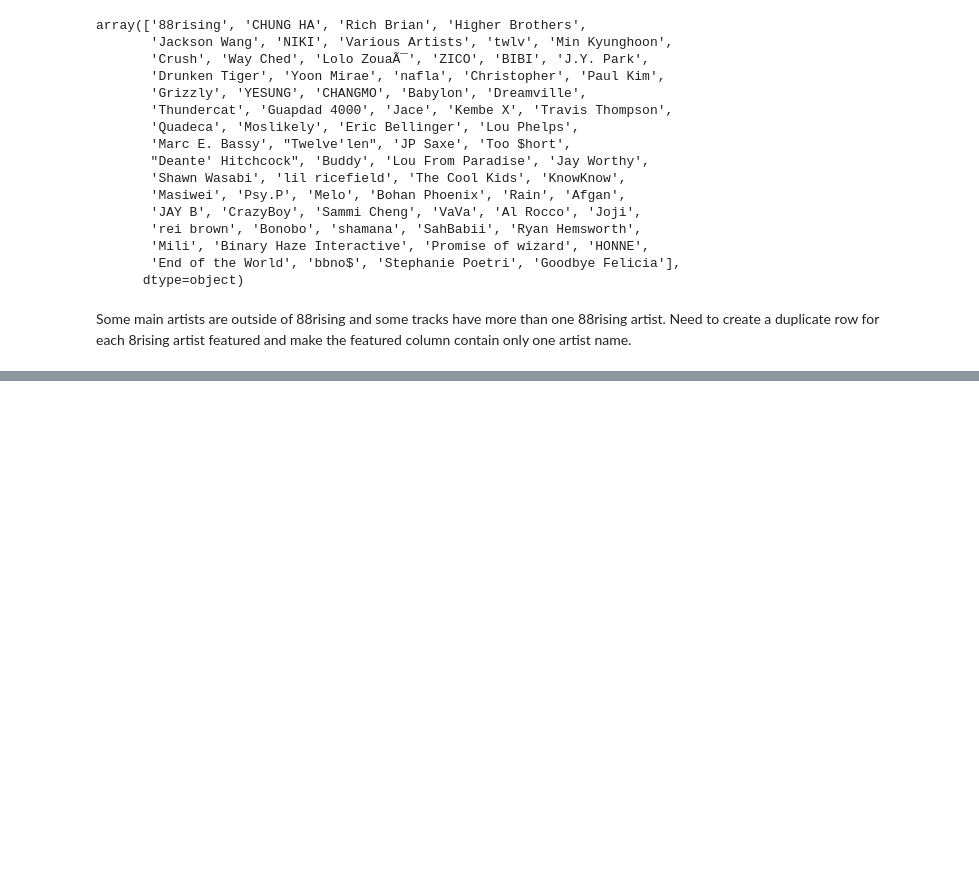
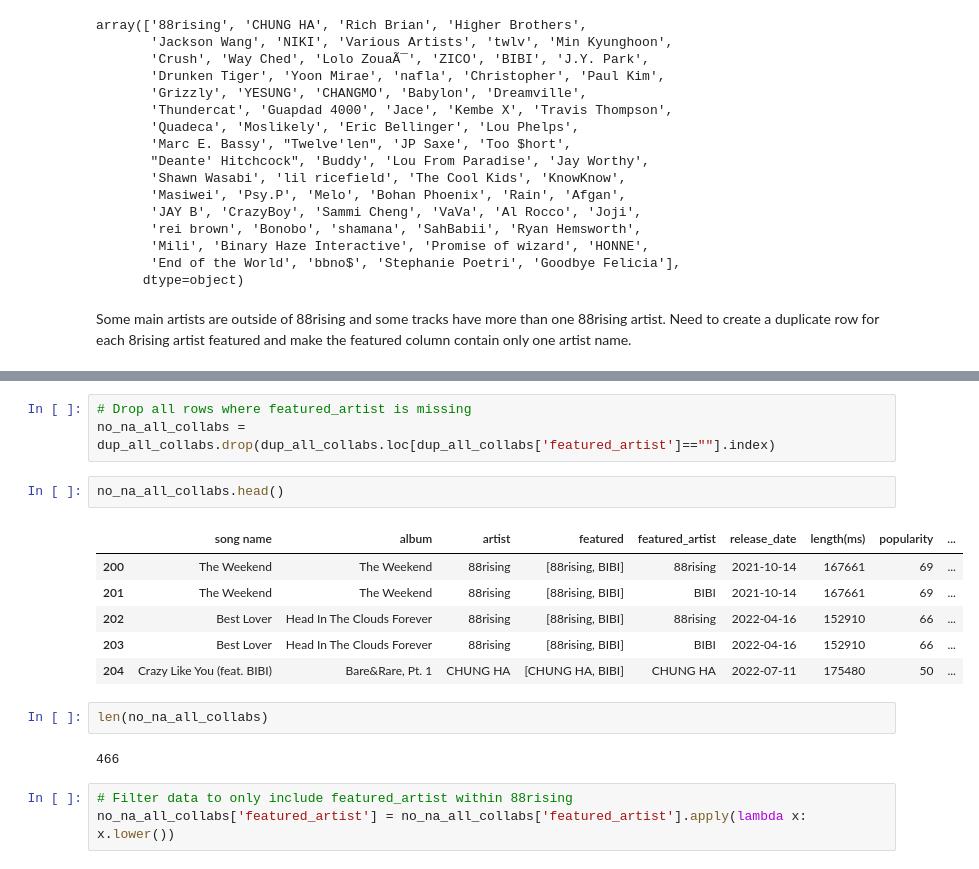
Before and after one commit to jeugenio103/Project-3, a Jupyter notebook: Collabs/collabs_analysis.ipynb, the cells around one changed output, grey strips where cells are left out. Drawn from its saved outputs; the diff is of its cells as text; blank space fills up the shorter version.

```diff
--- a/Collabs/collabs_analysis.ipynb
+++ b/Collabs/collabs_analysis.ipynb
@@ -281,0 +299,19 @@ dup_all_collabs.head()
+# %%
+# Drop all rows where featured_artist is missing
+no_na_all_collabs = dup_all_collabs.drop(dup_all_collabs.loc[dup_all_collabs['featured_artist']==""].index)
+# %%
+no_na_all_collabs.head()
+# %% [output]
+|  | song name | album | artist | featured | featured_artist | release_date | length(ms) | popularity | ... |
+| 200 | The Weekend | The Weekend | 88rising | [88rising, BIBI] | 88rising | 2021-10-14 | 167661 | 69 | ... |
+| 201 | The Weekend | The Weekend | 88rising | [88rising, BIBI] | BIBI | 2021-10-14 | 167661 | 69 | ... |
+| 202 | Best Lover | Head In The Clouds Forever | 88rising | [88rising, BIBI] | 88rising | 2022-04-16 | 152910 | 66 | ... |
+| 203 | Best Lover | Head In The Clouds Forever | 88rising | [88rising, BIBI] | BIBI | 2022-04-16 | 152910 | 66 | ... |
+| 204 | Crazy Like You (feat. BIBI) | Bare&Rare, Pt. 1 | CHUNG HA | [CHUNG HA, BIBI] | CHUNG HA | 2022-07-11 | 175480 | 50 | ... |
+# %%
+len(no_na_all_collabs)
+# %% [output]
+466
+# %%
+# Filter data to only include featured_artist within 88rising
+no_na_all_collabs['featured_artist'] = no_na_all_collabs['featured_artist'].apply(lambda x: x.lower())
```
Also changed, not shown: parts of 31 cells of this notebook.
